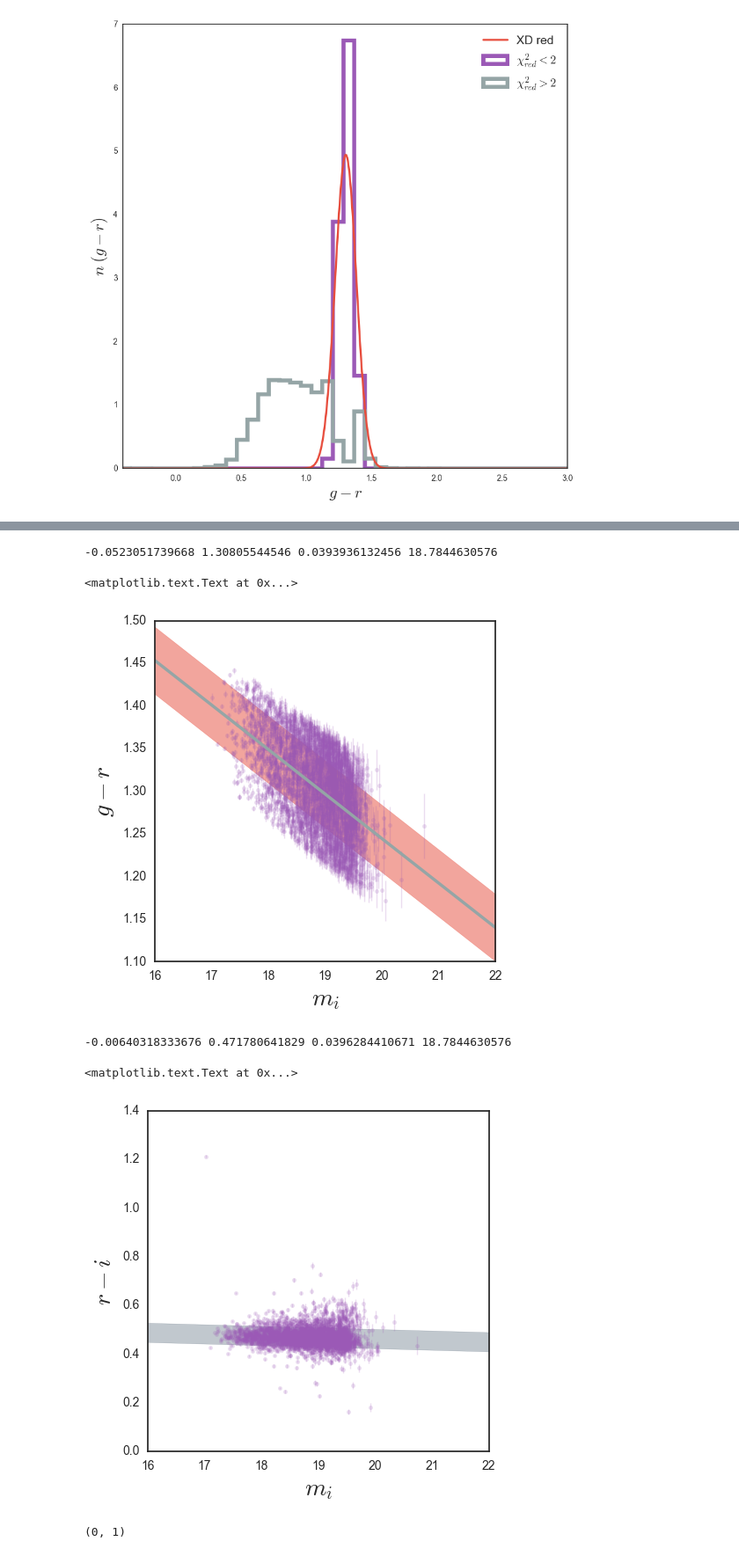
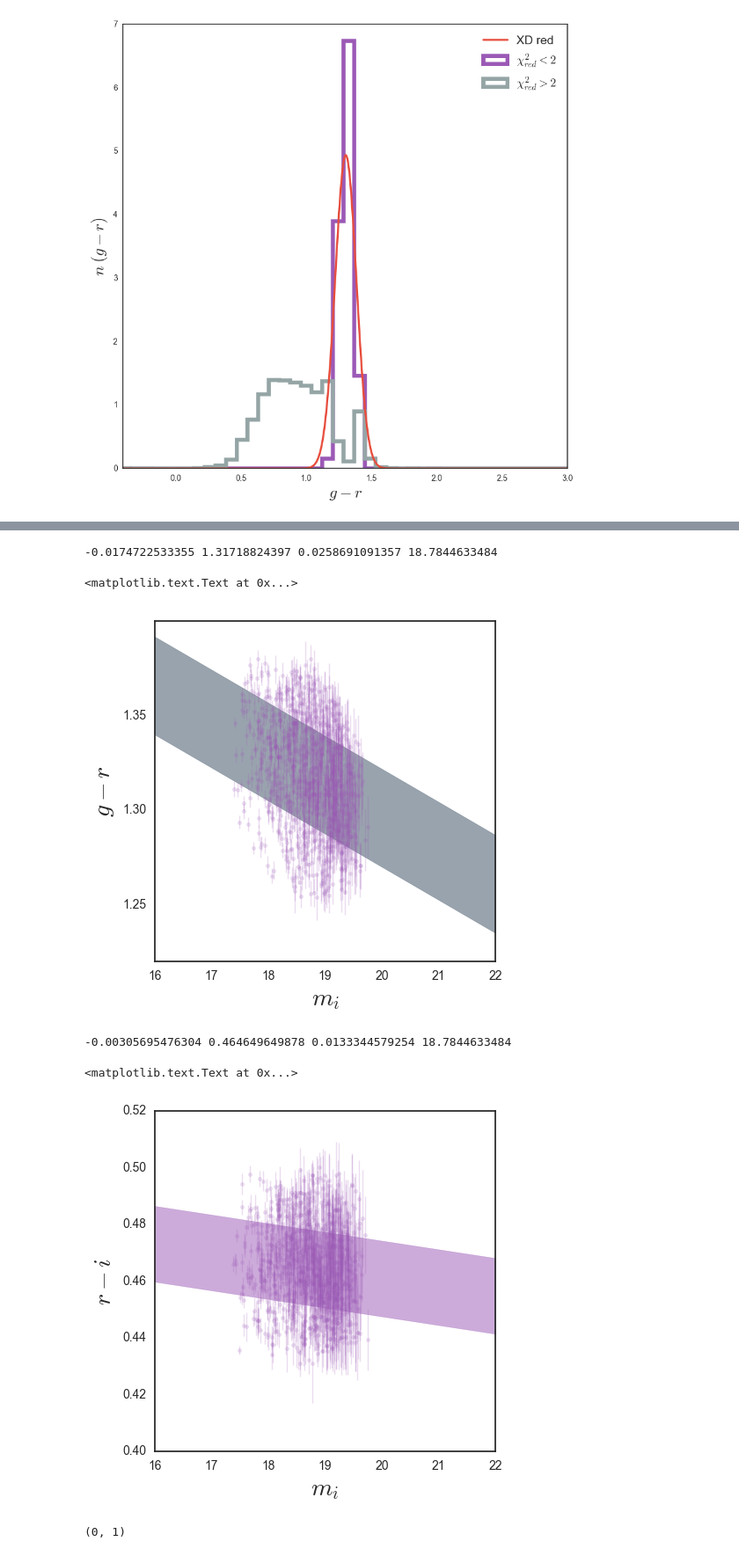
Before and after one commit to mjvakili/redsq, a Jupyter notebook: code/catalog_unifier.ipynb, the cells around one changed output, grey strips where cells are left out. Shown at 88% size. Drawn from its saved outputs; the diff is of its cells as text; code cells hidden in the pictures.

Commit message:
removing outliers after fitting GMM to color space

```diff
--- a/code/catalog_unifier.ipynb
+++ b/code/catalog_unifier.ipynb
@@ -287,4 +271,12 @@ plt.legend(loc = "best" , fontsize = 15)
 # %% [output]
 <matplotlib.legend.Legend at 0x...>
 [figure]
+# %%
+def lnlike(theta, x, y, yerr ,xref):
+    m, b, lnf = theta
+    model = m * (x-xref) + b
+    inv_sigma2 = 1.0/(yerr**2 + np.exp(2*lnf)+10**-10.0)
+    return -0.5*(np.sum((y-model)**2*inv_sigma2 - np.log(inv_sigma2)))
+import scipy.optimize as op
+nll = lambda *args: -lnlike(*args)
 # %%
@@ -309,0 +334,20 @@ nll = lambda *args: -lnlike(*args)
+# %%
+color = dpp[8:11,:]
+color_err = np.zeros((3,3,color.shape[1]))
+color_err[0,0,:] = dpp[4,:]**2. + dpp[5,:]**2.
+color_err[1,1,:] = dpp[5,:]**2. + dpp[6,:]**2.
+color_err[2,2,:] = dpp[6,:]**2. + dpp[7,:]**2.
+color_err[0,1,:] = -1.* dpp[5,:]**2.
+color_err[1,0,:] = -1.* dpp[5,:]**2.
+color_err[1,2,:] = -1.* dpp[6,:]**2.
+color_err[2,1,:] = -1.* dpp[6,:]**2.
+
+mi_xd = dpp[3,mask]
+Y_xd = np.vstack([color[0,mask], color[1,mask], color[2,mask]]).T
+Yerr_xd = np.zeros((Y_xd.shape[0] , 3 , 3))
+for i in xrange(3):
+    for j in xrange(3):
+         Yerr_xd[:,i,j] = color_err[i,j,mask]
+# %%
+clf = XDGMM(2, n_iter=400)
+clf.fit(Y_xd, Yerr_xd)
@@ -309,0 +402,8 @@ nll = lambda *args: -lnlike(*args)
+# %%
+pure_index = np.where(clf.alpha == clf.alpha.max())[0]
+mu_pure , V_pure = clf.mu[pure_index] , clf.V[pure_index][0]
+dY_pure = Y_xd - mu_pure
+V_pure_inv = np.linalg.inv(V_pure)
+VdY = np.tensordot(V_pure_inv, dY_pure , axes=(1,1))
+chi = np.sum(dY_pure.T * VdY , axis = 0)
+pure_mask = chi<2
@@ -310,38 +473,39 @@ nll = lambda *args: -lnlike(*args)
 # %%
-result = op.minimize(nll, [0.0, mu_red[0,1], np.log(V_red[1,1]**.5)], args=(Y[mask,0], Y[mask,1], Yerr[mask,1,1]**.5,mu_red[0,0]))
+result = op.minimize(nll, [0.0, mu_red[0,1], np.log(V_red[1,1]**.5)],
+                     args=(mi_xd[pure_mask], Y_xd[pure_mask,1], Yerr_xd[pure_mask,1,1]**.5, mu_red[0,0]))
+
 m_ml, b_ml, lnf_ml = result["x"]
 print m_ml , b_ml , np.exp(lnf_ml) , mu_red[0,0]
 plt.figure(figsize=(5,5))
 mi = np.linspace(16,22,1000)
-plt.errorbar(Y[mask,0], Y[mask,1] , yerr= Yerr[mask,1,1]**.5 ,
+plt.errorbar(mi_xd[pure_mask], Y_xd[pure_mask,1] , yerr= Yerr_xd[pure_mask,1,1]**.5 ,
              fmt = '.' , capsize = 0, alpha =0.2 , elinewidth=1)
-#plt.errorbar(Y[~mask,0], Y[~mask,1] , yerr= Yerr[~mask,1,1]**.5 ,
-#             fmt = '.' , capsize = 0, alpha =0.2 , elinewidth=1)
-plt.plot(mi , m_ml*(mi-mu_red[0,0]) + b_ml)
 
 plt.fill_between(mi , m_ml*(mi-mu_red[0,0]) + b_ml - np.exp(lnf_ml)  ,
                  m_ml*(mi-mu_red[0,0]) + b_ml + np.exp(lnf_ml) , alpha = 0.5 , color = next(palette))
 plt.xlabel(r"$m_i$" , fontsize = 20)
-plt.ylabel(r"$g - r$" , fontsize = 20)
+plt.ylabel(r"$g-r$" , fontsize = 20)
 # %% [output]
--0.0523051739668 1.30805544546 0.0393936132456 18.7844630576
+-0.0174722533355 1.31718824397 0.0258691091357 18.7844633484
 <matplotlib.text.Text at 0x...>
-[figure, old version]
+[figure, new version]
 # %%
 result = op.minimize(nll, [0.0, mu_red[0,1], np.log(V_red[1,1]**.5)],
-                    args=(Y[mask,0], dpp[10,mask], (dpp[5,mask]**2+dpp[6,mask]**2)**.5 ,mu_red[0,0]))
+                     args=(mi_xd[pure_mask], Y_xd[pure_mask,2], Yerr_xd[pure_mask,2,2]**.5, mu_red[0,0]))
+
 m_ml, b_ml, lnf_ml = result["x"]
 print m_ml , b_ml , np.exp(lnf_ml) , mu_red[0,0]
 plt.figure(figsize=(5,5))
 mi = np.linspace(16,22,1000)
-plt.errorbar(Y[mask,0], dpp[10,mask] , yerr= (dpp[5,mask]**2+dpp[6,mask]**2)**.5,
+plt.errorbar(mi_xd[pure_mask], Y_xd[pure_mask,2] , yerr= Yerr_xd[pure_mask,2,2]**.5 ,
              fmt = '.' , capsize = 0, alpha =0.2 , elinewidth=1)
+
 plt.fill_between(mi , m_ml*(mi-mu_red[0,0]) + b_ml - np.exp(lnf_ml)  ,
-                 m_ml*(mi-mu_red[0,0]) + b_ml + np.exp(lnf_ml) , alpha = 0.3, color = next(palette))
+                 m_ml*(mi-mu_red[0,0]) + b_ml + np.exp(lnf_ml) , alpha = 0.5 , color = next(palette))
 plt.xlabel(r"$m_i$" , fontsize = 20)
 plt.ylabel(r"$r-i$" , fontsize = 20)
 # %% [output]
--0.00640318333676 0.471780641829 0.0396284410671 18.7844630576
+-0.00305695476304 0.464649649878 0.0133344579254 18.7844633484
 <matplotlib.text.Text at 0x...>
-[figure, old version]
+[figure, new version]
 # %%
```
Also changed, not shown: parts of 13 cells of this notebook, 1 other file.
